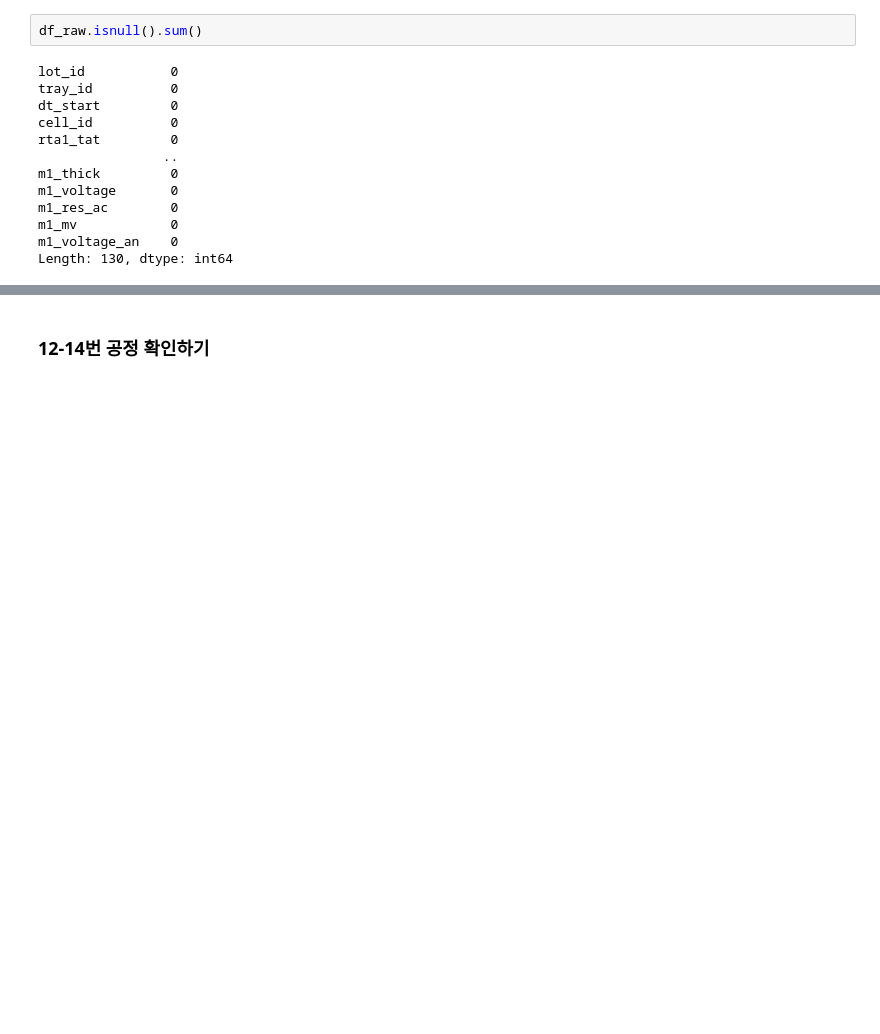
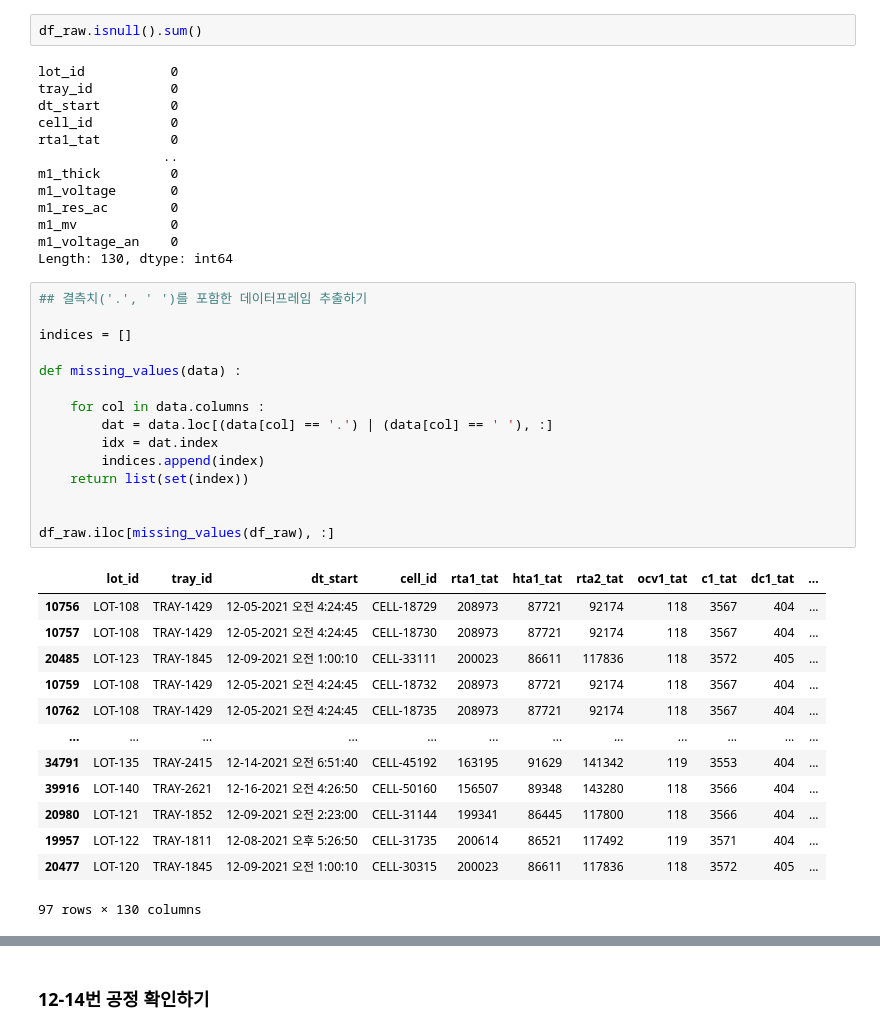
Before and after one commit to mjiii25/posco-academy, a Jupyter notebook: Big-Data/Battery-Project/data-preprocessing.ipynb, the cells around one changed output, grey strips where cells are left out. Cells and saved outputs as stored; diff of their text form; blank space fills up the shorter version.

```diff
--- a/Big-Data/Battery-Project/data-preprocessing.ipynb
+++ b/Big-Data/Battery-Project/data-preprocessing.ipynb
@@ -101,3 +101,32 @@ m1_res_ac        0
 m1_mv            0
 m1_voltage_an    0
 Length: 130, dtype: int64
+# %%
+## 결측치('.', ' ')를 포함한 데이터프레임 추출하기
+
+indices = []
+
+def missing_values(data) :
+
+    for col in data.columns :
+        dat = data.loc[(data[col] == '.') | (data[col] == ' '), :]
+        idx = dat.index
+        indices.append(index)
+    return list(set(index))
+
+
+df_raw.iloc[missing_values(df_raw), :]
+# %% [output]
+|  | lot_id | tray_id | dt_start | cell_id | rta1_tat | hta1_tat | rta2_tat | ocv1_tat | c1_tat | dc1_tat | ... |
+| 10756 | LOT-108 | TRAY-1429 | 12-05-2021 오전 4:24:45 | CELL-18729 | 208973 | 87721 | 92174 | 118 | 3567 | 404 | ... |
+| 10757 | LOT-108 | TRAY-1429 | 12-05-2021 오전 4:24:45 | CELL-18730 | 208973 | 87721 | 92174 | 118 | 3567 | 404 | ... |
+| 20485 | LOT-123 | TRAY-1845 | 12-09-2021 오전 1:00:10 | CELL-33111 | 200023 | 86611 | 117836 | 118 | 3572 | 405 | ... |
+| 10759 | LOT-108 | TRAY-1429 | 12-05-2021 오전 4:24:45 | CELL-18732 | 208973 | 87721 | 92174 | 118 | 3567 | 404 | ... |
+| 10762 | LOT-108 | TRAY-1429 | 12-05-2021 오전 4:24:45 | CELL-18735 | 208973 | 87721 | 92174 | 118 | 3567 | 404 | ... |
+| ... | ... | ... | ... | ... | ... | ... | ... | ... | ... | ... | ... |
+| 34791 | LOT-135 | TRAY-2415 | 12-14-2021 오전 6:51:40 | CELL-45192 | 163195 | 91629 | 141342 | 119 | 3553 | 404 | ... |
+| 39916 | LOT-140 | TRAY-2621 | 12-16-2021 오전 4:26:50 | CELL-50160 | 156507 | 89348 | 143280 | 118 | 3566 | 404 | ... |
+| 20980 | LOT-121 | TRAY-1852 | 12-09-2021 오전 2:23:00 | CELL-31144 | 199341 | 86445 | 117800 | 118 | 3566 | 404 | ... |
+| 19957 | LOT-122 | TRAY-1811 | 12-08-2021 오후 5:26:50 | CELL-31735 | 200614 | 86521 | 117492 | 119 | 3571 | 404 | ... |
+| 20477 | LOT-120 | TRAY-1845 | 12-09-2021 오전 1:00:10 | CELL-30315 | 200023 | 86611 | 117836 | 118 | 3572 | 405 | ... |
+97 rows × 130 columns
```
Also changed, not shown: parts of 3 cells of this notebook.
